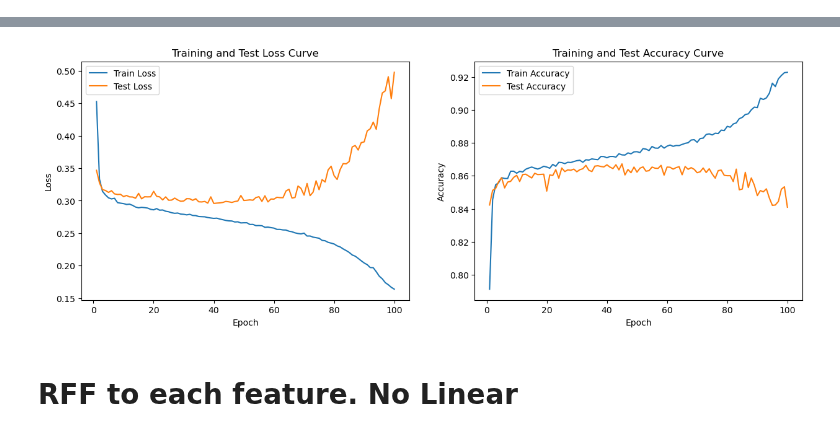
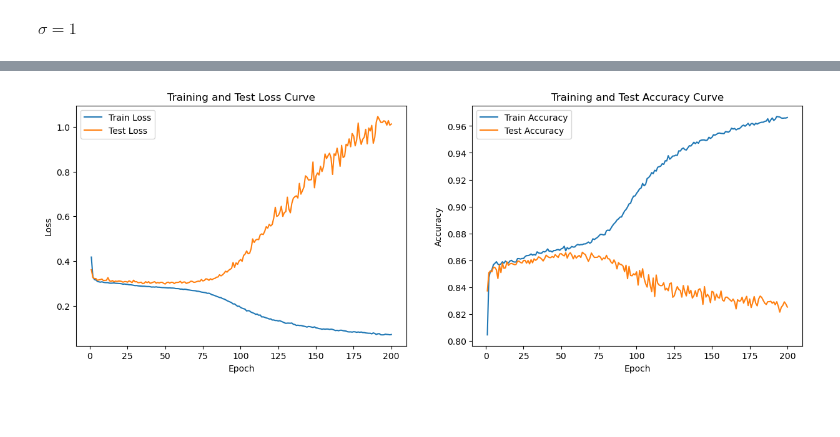
Before and after one commit to Colorado-Mesa-University-Cybersecurity/CAT-Transformer, a Jupyter notebook: rff_experiments/income_loglinear.ipynb, the cells around one changed output, grey strips where cells are left out. Saved outputs shown, nothing was run; the diff lists cells and outputs as text; code cells hidden in the pictures; blank space fills up the shorter version.

```diff
--- a/rff_experiments/income_loglinear.ipynb
+++ b/rff_experiments/income_loglinear.ipynb
@@ -91,6 +88,9 @@ train_dataloader = DataLoader(train_dataset, batch_size=batch_size, shuffle=True
 val_dataloader = DataLoader(val_dataset, batch_size=batch_size, shuffle=True)
 test_dataloader = DataLoader(test_dataset, batch_size=batch_size, shuffle=True)
 # %%
+def count_parameters(model):
+    return sum(p.numel() for p in model.parameters() if p.requires_grad)
+
 class MultiHeadAttention(nn.Module):
     def __init__(self, embed_size, heads):
         super(MultiHeadAttention, self).__init__()
@@ -459,7 +459,6 @@ class CATTransformer(nn.Module):
                  sigma=4,
                  embed_size=20,
                  input_size=1,
-                 embedding_dropout = 0,
                  n_cont = 0,
                  cat_feat:list = [],
                  num_layers=1,
@@ -509,3 +508,6 @@ class CATTransformer(nn.Module):
             probability_dist_raw.append(output)
 
         return probability_dist_raw
+
+def format_metric(value): # Used to format the metrics output
+    return f"{value:.4f}"
@@ -514,3 +974,5 @@ class CATTransformer(nn.Module):
+# %% [markdown]
+$\sigma = 1$
 # %%
 class LossFunction(nn.Module):
     def __init__(self, num_tasks):
@@ -531,19 +993,21 @@ class LossFunction(nn.Module):
         return task_loss
 
 model = CATTransformer(rff_on=True,
-                       sigma=2,
+                       sigma=1,
                        embed_size=160,
                        heads=5,
                        forward_expansion=8,
                        pre_norm_on=False,
                        mlp_scale_classification=8,
-                       embedding_dropout=0.1,
+
                        decoder_dropout=0,
                        classification_dropout=0.1,
                        targets_classes=target_classes,
                        n_cont=len(cont_columns),
                        cat_feat=cat_features,
-                       embedding_scheme='rff_unique',
+
+                       embedding_scheme='log-linear_periodic',
+                       trainable=False,
                        linear_on=True).to(device_in_use)
 
 def format_metric(value): # Used to format the metrics output
@@ -551,7 +1015,7 @@ def format_metric(value): # Used to format the metrics output
 
 loss_functions = LossFunction(1)
 optimizer = torch.optim.Adam(params=model.parameters(), lr = 0.0001) # Maybe try messing around with optimizers. try other torch optimizers with different configurations.
-epochs = 100 #Set the number of epochs
+epochs = 200 #Set the number of epochs
 
 train_losses = []
 train_accuracies_1 = []
@@ -633,3 +1097 @@ Best F1 0.8611804992013891
-[figure, old version]
+[figure, new version]
-# %% [markdown]
-# RFF to each feature. No Linear
```
Also changed, not shown: parts of 33 cells of this notebook.
